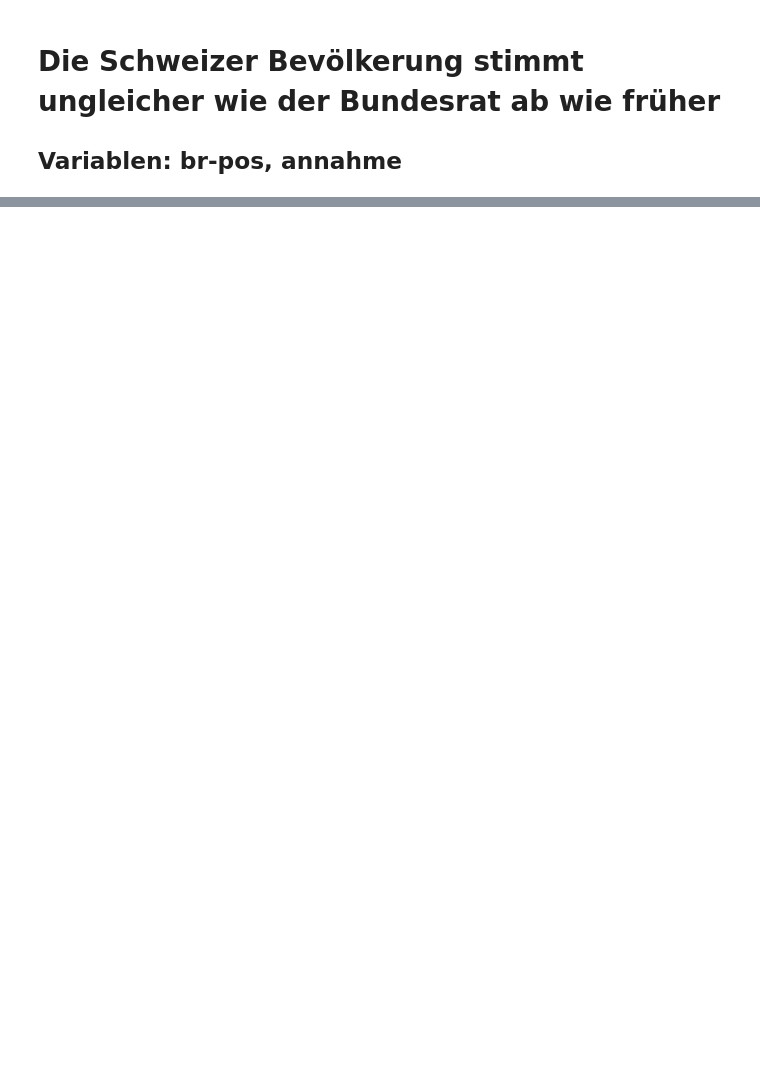
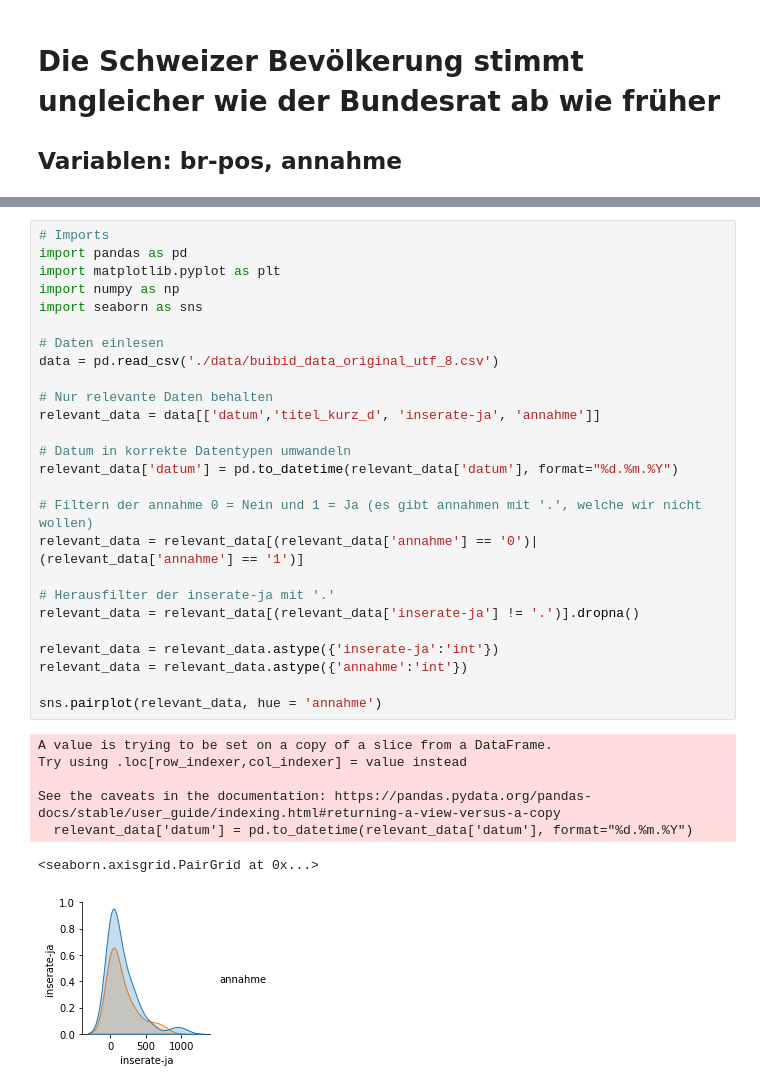
Before and after one commit to YahArt/swissvote-buibid, a Jupyter notebook: BUIBID.ipynb, the cells around one changed output, grey strips where cells are left out. Drawn from its saved outputs; the diff is of its cells as text; blank space fills up the shorter version.

```diff
--- a/BUIBID.ipynb
+++ b/BUIBID.ipynb
@@ -33,0 +168,34 @@ plt.show()
+# %%
+# Imports
+import pandas as pd
+import matplotlib.pyplot as plt
+import numpy as np
+import seaborn as sns
+
+# Daten einlesen
+data = pd.read_csv('./data/buibid_data_original_utf_8.csv')
+
+# Nur relevante Daten behalten
+relevant_data = data[['datum','titel_kurz_d', 'inserate-ja', 'annahme']]
+
+# Datum in korrekte Datentypen umwandeln
+relevant_data['datum'] = pd.to_datetime(relevant_data['datum'], format="%d.%m.%Y")
+
+# Filtern der annahme 0 = Nein und 1 = Ja (es gibt annahmen mit '.', welche wir nicht wollen)
+relevant_data = relevant_data[(relevant_data['annahme'] == '0')|(relevant_data['annahme'] == '1')]
+
+# Herausfilter der inserate-ja mit '.'
+relevant_data = relevant_data[(relevant_data['inserate-ja'] != '.')].dropna()
+
+relevant_data = relevant_data.astype({'inserate-ja':'int'})
+relevant_data = relevant_data.astype({'annahme':'int'})
+
+sns.pairplot(relevant_data, hue = 'annahme')
+# %% [output]
+A value is trying to be set on a copy of a slice from a DataFrame.
+Try using .loc[row_indexer,col_indexer] = value instead
+
+See the caveats in the documentation: https://pandas.pydata.org/pandas-docs/stable/user_guide/indexing.html#returning-a-view-versus-a-copy
+  relevant_data['datum'] = pd.to_datetime(relevant_data['datum'], format="%d.%m.%Y")
+<seaborn.axisgrid.PairGrid at 0x...>
+[figure, added]
```
Also changed, not shown: parts of 6 cells of this notebook, 1 other file.
